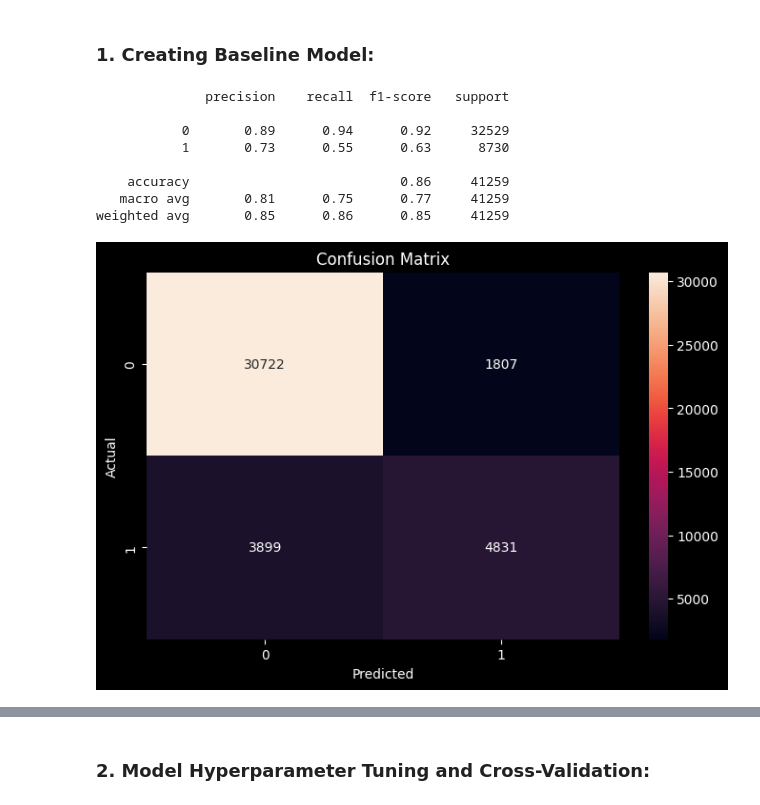
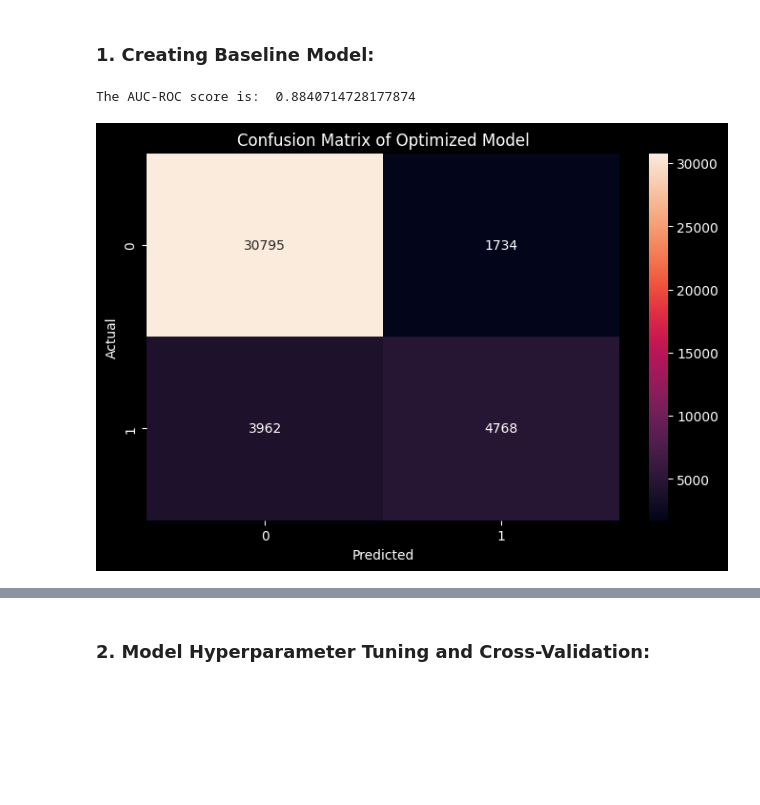
Before and after one commit to analytics-portfolio/Churn-Predictive-Model, a Jupyter notebook: notebooks/ml.ipynb, the cells around one changed output, grey strips where cells are left out. Saved outputs shown, nothing was run; the diff lists cells and outputs as text; code cells hidden in the pictures; blank space fills up the shorter version.

```diff
--- a/notebooks/ml.ipynb
+++ b/notebooks/ml.ipynb
@@ -32,8 +58,8 @@ X_test = test_df.drop(cols_to_drop, axis=1).copy()
 # %%
 dummies_col = ['Geography', 'Gender', 'NumOfProducts', 'HasCrCard', 'IsActiveMember']
 
-X_train = pd.get_dummies(X_train, columns=dummies_col, drop_first=True)
-X_train.head()
+X = pd.get_dummies(X, columns=dummies_col, drop_first=True)
+X.head()
 # %% [output]
 |  | CreditScore | Age | Tenure | Balance | EstimatedSalary | Geography_Germany | Geography_Spain | ... |
 | 0 | 668 | 33.0 | 3 | 0.00 | 181449.97 | False | False | ... |
@@ -91,13 +79,0 @@ After scaling, training data summary:
-# %%
-scale_col = ['CreditScore', 'Age', 'Tenure', 'Balance', 'EstimatedSalary']
-print("Before scaling")
-display(X[scale_col].describe().round(2))
-
-
-# Scale the columns
-from sklearn.preprocessing import StandardScaler
-
-scaler = StandardScaler()
-X[scale_col] = scaler.fit_transform(X[scale_col])
-print("After scaling")
-display(X[scale_col].describe().round(2))
@@ -125,8 +82,8 @@ After scaling
 # %%
 # Splitting Data into Train and Test:
-# X_train, X_test, y_train, y_test = train_test_split(X, y,
-#                                                     random_state=1,
-#                                                     stratify=y)
+X_train, X_test, y_train, y_test = train_test_split(X, y,
+                                                    random_state=1,
+                                                    stratify=y)
 # Checking the ratio of the label after splitting into train and test:
 print(y_train.value_counts(normalize=True))
 print(y_test.value_counts(normalize=True))
@@ -154,29 +109,20 @@ xgb_1.fit(X_train, y_train, verbose=True,
 # %%
 # Get all evaluation metrics on the test set
 y_pred = xgb_1.predict(X_test)
-print(classification_report(y_test, y_pred))
-
+# Get the AUC-ROC curve
+y_pred_proba = xgb_1.predict_proba(X_test)[:,1]
+from sklearn.metrics import roc_auc_score
+print('The AUC-ROC score is: ', roc_auc_score(y_test, y_pred_proba))
 conf_matrix_baseline = confusion_matrix(y_test, y_pred)
 # %% [output]
-              precision    recall  f1-score   support
-
-           0       0.89      0.94      0.92     32529
-           1       0.73      0.55      0.63      8730
-
-    accuracy                           0.86     41259
-   macro avg       0.81      0.75      0.77     41259
-weighted avg       0.85      0.86      0.85     41259
+The AUC-ROC score is:  0.8840714728177874
 # %%
-# Function to plot confusion matrix
-def plot_confusion_matrix(conf_matrix):
-    plt.figure(figsize=(8, 5))
-    sns.heatmap(conf_matrix, annot=True, fmt='d')
-    plt.xlabel('Predicted')
-    plt.ylabel('Actual')
-    plt.title('Confusion Matrix')
-    plt.show()
-
-# Plot confusion matrix
-plot_confusion_matrix(conf_matrix_baseline)
+# Plotting the confusion matrix of the baseline model
+plt.figure(figsize=(8, 5))
+sns.heatmap(conf_matrix_baseline, annot=True, fmt='d')
+plt.xlabel('Predicted')
+plt.ylabel('Actual')
+plt.title('Confusion Matrix of Optimized Model')
+plt.show()
 # %% [output]
-[figure, old version]
+[figure, new version]
```
Also changed, not shown: parts of 31 cells of this notebook.
